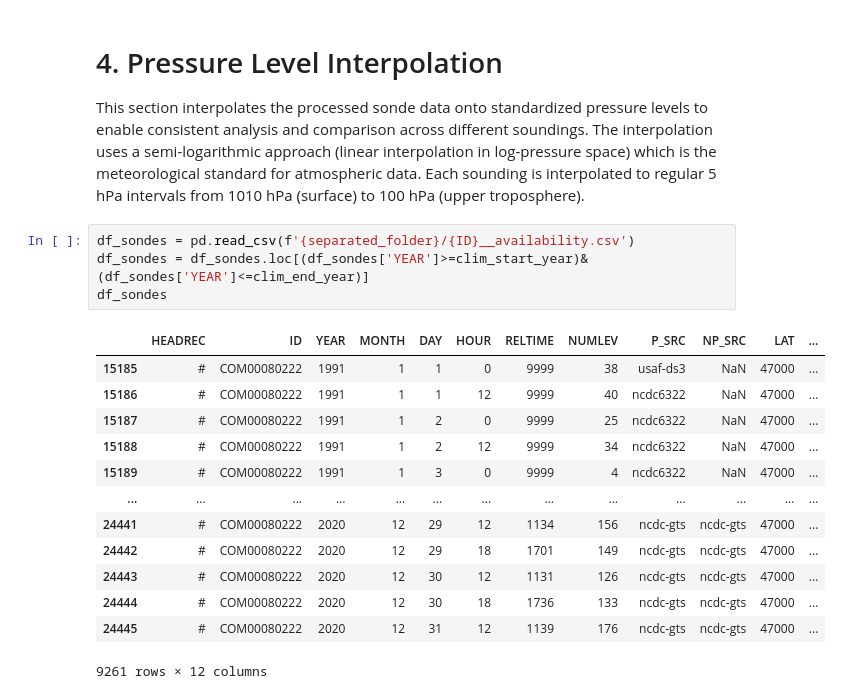
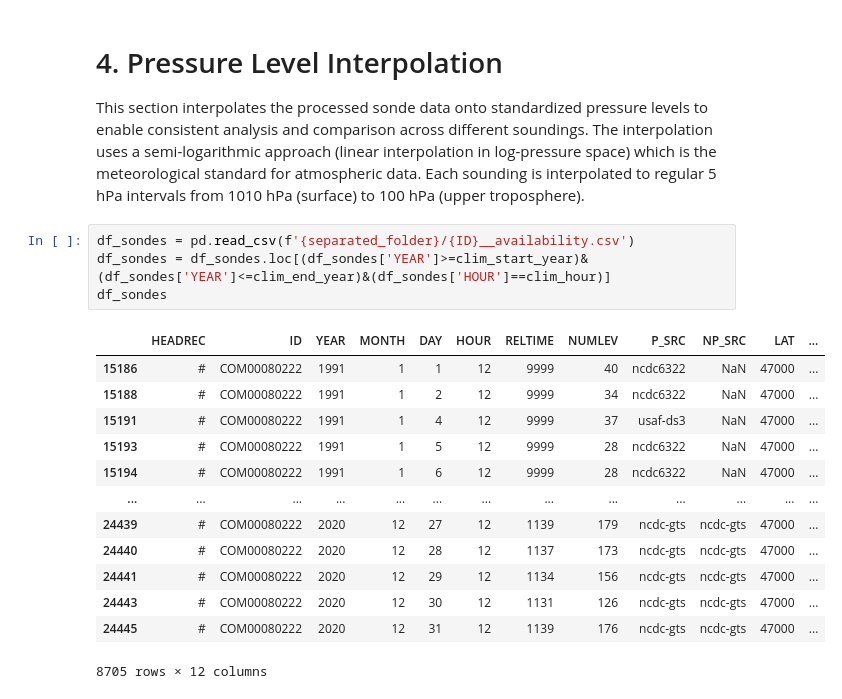
Before and after one commit to dgarzonc/radiosonde_climatology_analysis, a Jupyter notebook: notebooks/02_download and_process_data.ipynb, the cells around one changed output. Drawn from its saved outputs; the diff is of its cells as text.

```diff
--- a/notebooks/02_download and_process_data.ipynb
+++ b/notebooks/02_download and_process_data.ipynb
@@ -502,22 +506,22 @@ print_(f'Completed disaggregation of the rawfile of {station} ({ID})')
 This section interpolates the processed sonde data onto standardized pressure levels to enable consistent analysis and comparison across different soundings. The interpolation uses a semi-logarithmic approach (linear interpolation in log-pressure space) which is the meteorological standard for atmospheric data. Each sounding is interpolated to regular 5 hPa intervals from 1010 hPa (surface) to 100 hPa (upper troposphere).
 # %%
 df_sondes = pd.read_csv(f'{separated_folder}/{ID}__availability.csv')
-df_sondes = df_sondes.loc[(df_sondes['YEAR']>=clim_start_year)&(df_sondes['YEAR']<=clim_end_year)]
+df_sondes = df_sondes.loc[(df_sondes['YEAR']>=clim_start_year)&(df_sondes['YEAR']<=clim_end_year)&(df_sondes['HOUR']==clim_hour)]
 df_sondes
 # %% [output]
 |  | HEADREC | ID | YEAR | MONTH | DAY | HOUR | RELTIME | NUMLEV | P_SRC | NP_SRC | LAT | ... |
-| 15185 | # | COM00080222 | 1991 | 1 | 1 | 0 | 9999 | 38 | usaf-ds3 | NaN | 47000 | ... |
 | 15186 | # | COM00080222 | 1991 | 1 | 1 | 12 | 9999 | 40 | ncdc6322 | NaN | 47000 | ... |
-| 15187 | # | COM00080222 | 1991 | 1 | 2 | 0 | 9999 | 25 | ncdc6322 | NaN | 47000 | ... |
 | 15188 | # | COM00080222 | 1991 | 1 | 2 | 12 | 9999 | 34 | ncdc6322 | NaN | 47000 | ... |
-| 15189 | # | COM00080222 | 1991 | 1 | 3 | 0 | 9999 | 4 | ncdc6322 | NaN | 47000 | ... |
+| 15191 | # | COM00080222 | 1991 | 1 | 4 | 12 | 9999 | 37 | usaf-ds3 | NaN | 47000 | ... |
+| 15193 | # | COM00080222 | 1991 | 1 | 5 | 12 | 9999 | 28 | ncdc6322 | NaN | 47000 | ... |
+| 15194 | # | COM00080222 | 1991 | 1 | 6 | 12 | 9999 | 28 | ncdc6322 | NaN | 47000 | ... |
 | ... | ... | ... | ... | ... | ... | ... | ... | ... | ... | ... | ... | ... |
+| 24439 | # | COM00080222 | 2020 | 12 | 27 | 12 | 1139 | 179 | ncdc-gts | ncdc-gts | 47000 | ... |
+| 24440 | # | COM00080222 | 2020 | 12 | 28 | 12 | 1137 | 173 | ncdc-gts | ncdc-gts | 47000 | ... |
 | 24441 | # | COM00080222 | 2020 | 12 | 29 | 12 | 1134 | 156 | ncdc-gts | ncdc-gts | 47000 | ... |
-| 24442 | # | COM00080222 | 2020 | 12 | 29 | 18 | 1701 | 149 | ncdc-gts | ncdc-gts | 47000 | ... |
 | 24443 | # | COM00080222 | 2020 | 12 | 30 | 12 | 1131 | 126 | ncdc-gts | ncdc-gts | 47000 | ... |
-| 24444 | # | COM00080222 | 2020 | 12 | 30 | 18 | 1736 | 133 | ncdc-gts | ncdc-gts | 47000 | ... |
 | 24445 | # | COM00080222 | 2020 | 12 | 31 | 12 | 1139 | 176 | ncdc-gts | ncdc-gts | 47000 | ... |
-9261 rows × 12 columns
+8705 rows × 12 columns
 # %%
 # Create interpolation template with standard pressure levels
 df_interpolated = pd.DataFrame(columns=['PRESS', 'GPH', 'TEMP', 'RH', 'DEW', 'U', 'V', 'WSPD', 'WDIR'])
```
Also changed, not shown: parts of 6 cells of this notebook, 3 other files.
